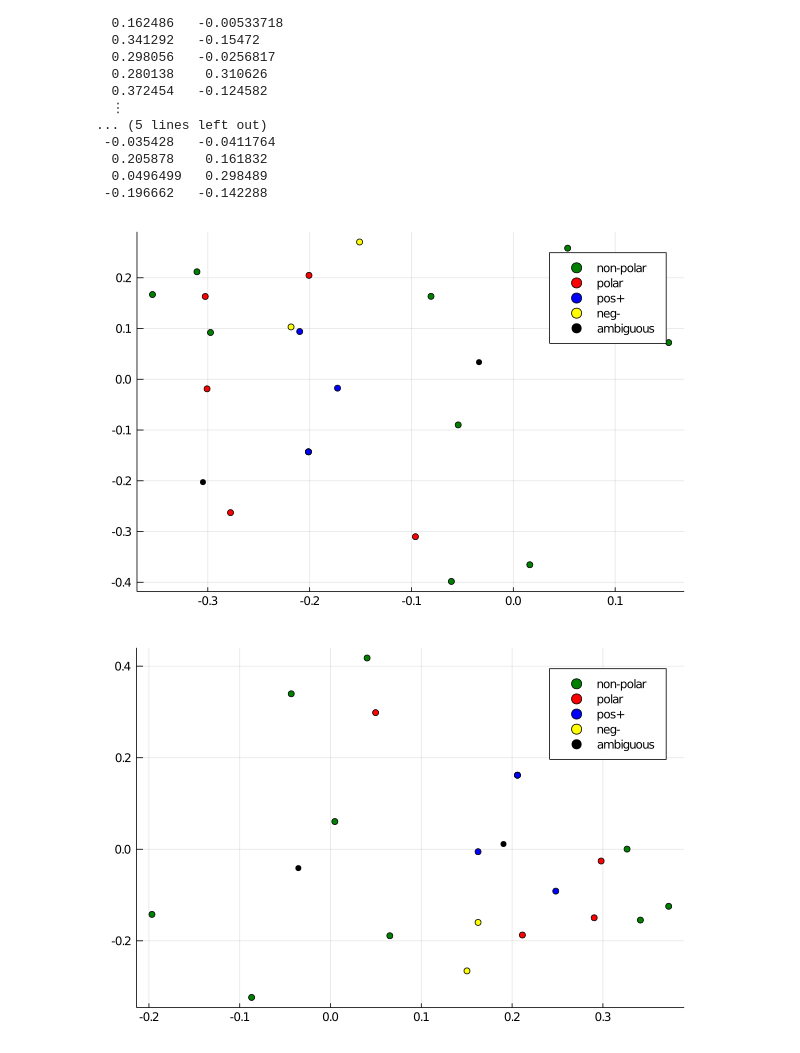
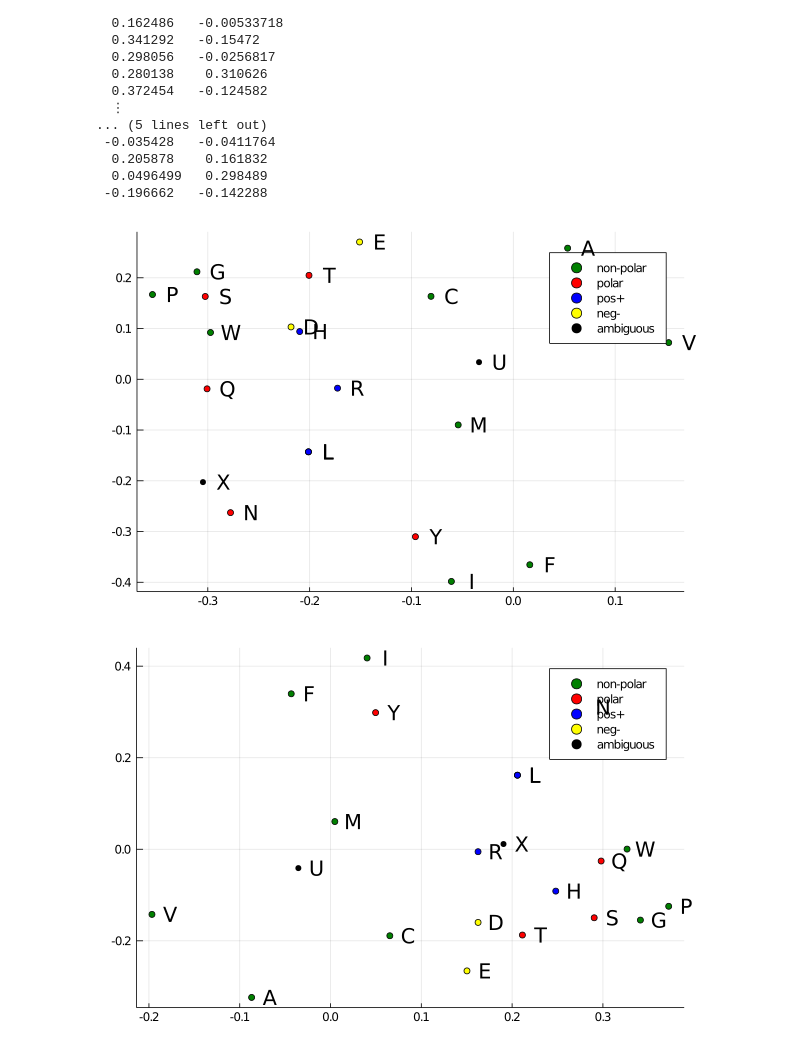
Before and after one commit to Micjanov/Master-Thesis, a Jupyter notebook: notebooks/AA_embeddings.ipynb, the cells around one changed output. Cells and saved outputs as stored; diff of their text form; code cells hidden in the pictures.

```diff
--- a/notebooks/AA_embeddings.ipynb
+++ b/notebooks/AA_embeddings.ipynb
@@ -146,12 +146,16 @@ using Plots
 AA_list = AA_list = ['A', 'R', 'N', 'D', 'C', 'Q', 'E', 'G', 'H', 'I', 'L', 'K', 'M', 'F', 'P', 'S', 'T', 'W', 'Y', 'V', 'O', 'U', 'B', 'J', 'Z']
 key = collect(keys(groups))
 indices = [[i for i in 1:length(AA_list) if AA_list[i] in groups[j]] for j in key]
+AA_ind = [[i for i in AA_list if i in groups[j]] for j in key]
 
 colors = [:green, :red, :blue, :yellow]
 fig = Plots.plot()
 
 for i in 1:4
     scatter!(fig, (proj_rand_bit[indices[i], 1], proj_rand_bit[indices[i], 2]), label=key[i], mc = colors[i])
+    for j in 1:length(indices[i])
+        annotate!((proj_rand_bit[indices[i][j], 1] + 0.02, proj_rand_bit[indices[i][j], 2], AA_ind[i][j]))
+    end
 end
 savefig("../thesis/Fig/random_emb.png")
 fig
@@ -161,12 +165,16 @@ fig
 #### ESM embedded HDVs
 # %%
 indices = [[i for i in 1:length(amino_acids_esm) if only(amino_acids_esm[i]) in groups[j]] for j in key]
+AA_ind = [[only(i) for i in amino_acids_esm if only(i) in groups[j]] for j in key]
 
 colors = [:green, :red, :blue, :yellow]
 fig = Plots.plot()
 
 for i in 1:4
     scatter!(fig, (proj_ESM_bit[indices[i], 1], proj_ESM_bit[indices[i], 2]), label=key[i], mc = colors[i])
+    for j in 1:length(indices[i])
+        annotate!((proj_ESM_bit[indices[i][j], 1] + 0.001, proj_ESM_bit[indices[i][j], 2], AA_ind[i][j]))
+    end
 end
 scatter!(fig, (proj_ESM_bit[21, 1], proj_ESM_bit[21, 2]), label="X", mc = :black)
 savefig("../thesis/Fig/esm_emb.png")
@@ -239,3 +267,5 @@ Cumulative variance        0.117555   0.209646
 Proportion explained       0.560732   0.439268
 Cumulative proportion      0.560732   1.0
 ───────────────────────────────────────────────
+# %%
+PCA_tr4 = fit(PCA, mat4; maxoutdim=2)
@@ -263,34 +331,42 @@ proj_tr50 = projection(PCA_tr50)
 # %%
 using Plots
 groups = Dict("polar" => ['S', 'T', 'Y', 'N', 'Q'], "non-polar" => ['G', 'A', 'V', 'C', 'P', 'L', 'I', 'M', 'W', 'F'],
          "pos+" => ['L', 'R', 'H'], "neg-" => ['D', 'E'], "ambiguous" => ['U', 'X'])
 key = collect(keys(groups))
 indices = [[i for i in 1:length(AA_list4) if AA_list4[i] in groups[j]] for j in key]
+AA_ind = [[only(i) for i in AA_list4 if only(i) in groups[j]] for j in key]
 
 colors = [:green, :red, :blue, :yellow, :black]
 fig = Plots.plot()
 
 for i in 1:5
     scatter!(fig, (proj_tr4[indices[i], 1], proj_tr4[indices[i], 2]), label=key[i], mc = colors[i])
+    for j in 1:length(indices[i])
+        annotate!((proj_tr4[indices[i][j], 1] + 0.02, proj_tr4[indices[i][j], 2], AA_ind[i][j]))
+    end
 end
 savefig("../thesis/Fig/4tr_emb.png")
 fig
 # %% [output]
-[figure, old version]
+[figure, new version]
 # %%
 using Plots
 
 key = collect(keys(groups))
 indices = [[i for i in 1:length(AA_list50) if AA_list50[i] in groups[j]] for j in key]
+AA_ind = [[only(i) for i in AA_list50 if only(i) in groups[j]] for j in key]
 
 colors = [:green, :red, :blue, :yellow, :black]
 fig = Plots.plot()
 
 for i in 1:5
     scatter!(fig, (proj_tr50[indices[i], 1], proj_tr50[indices[i], 2]), label=key[i], mc = colors[i])
+    for j in 1:length(indices[i])
+        annotate!((proj_tr50[indices[i][j], 1] + 0.02, proj_tr50[indices[i][j], 2], AA_ind[i][j]))
+    end
 end
 savefig("../thesis/Fig/50tr_emb.png")
 
 fig
 # %% [output]
-[figure, old version]
+[figure, new version]
```
Also changed, not shown: parts of 12 cells of this notebook, 10 other files.
